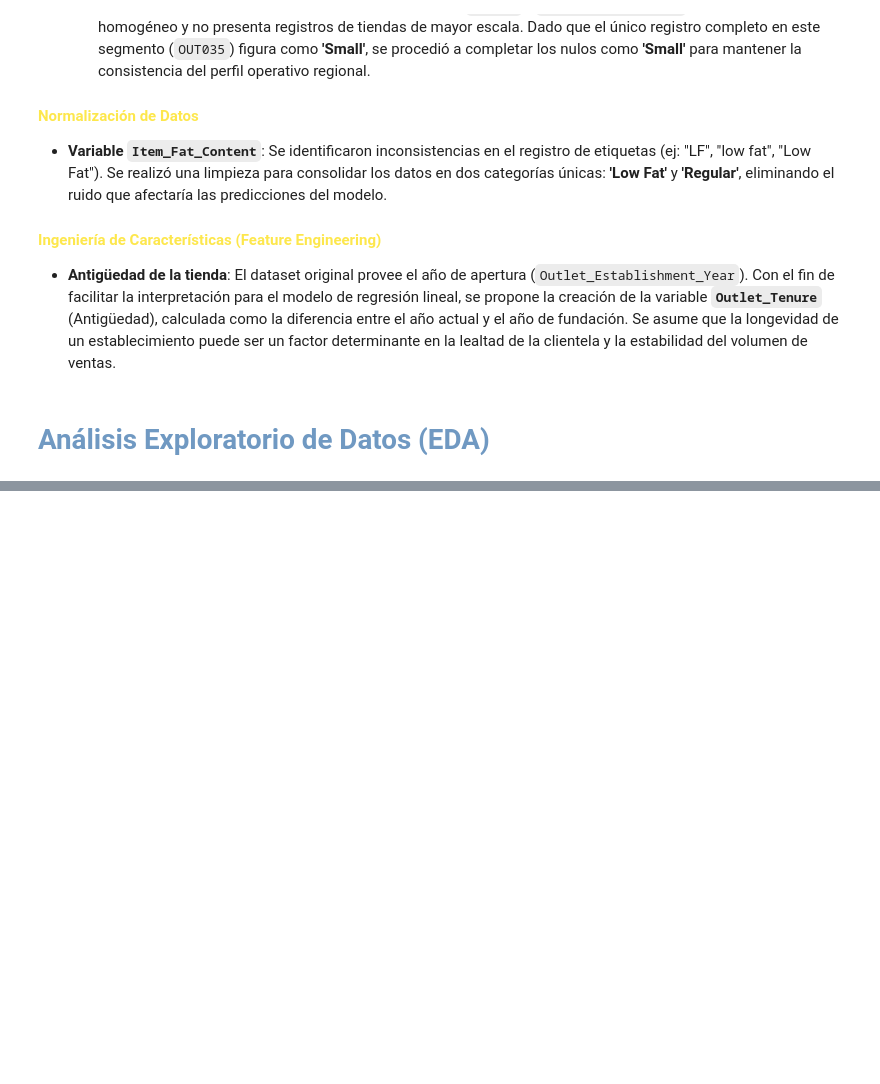
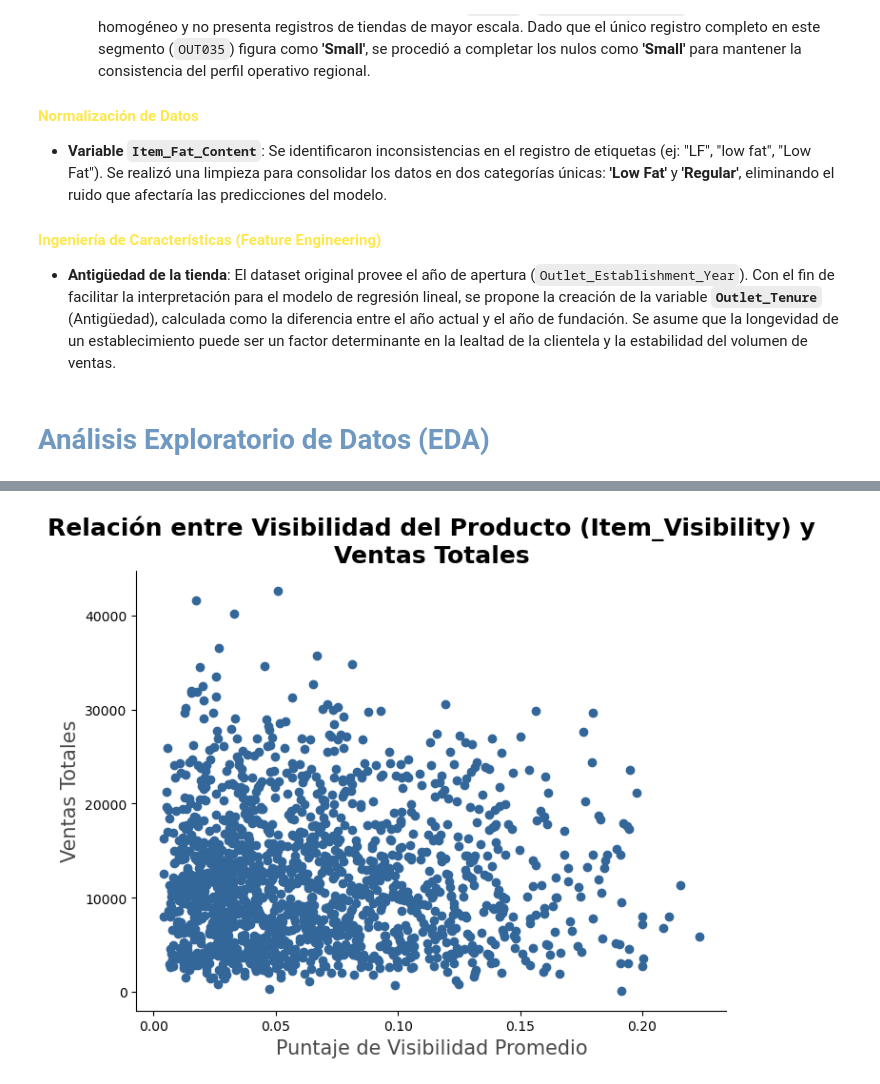
Before and after one commit to ignaciomajo/pi_challenge, a Jupyter notebook: PiChallenge.ipynb, the cells around one changed output, grey strips where cells are left out. Saved outputs shown, nothing was run; the diff lists cells and outputs as text; code cells hidden in the pictures; blank space fills up the shorter version.

```diff
--- a/PiChallenge.ipynb
+++ b/PiChallenge.ipynb
@@ -690,0 +1104,6 @@ for ax, outlet_type in zip(flat_axes, outlet_types):
+# %%
+scatter_item_visibility = train_ds.groupby(['Item_Identifier']).agg(
+    Average_Item_Visibility=('Item_Visibility', 'mean'),
+    Total_Sales=('Item_Outlet_Sales', 'sum')
+).reset_index()
+scatter_item_visibility.head()
@@ -690,0 +1117,10 @@ for ax, outlet_type in zip(flat_axes, outlet_types):
+# %%
+fig, ax = plt.subplots(figsize=(8,6))
+
+plt.scatter(x=scatter_item_visibility['Average_Item_Visibility'], y=scatter_item_visibility['Total_Sales'], c=AZUL_3)
+plt.title('Relación entre Visibilidad del Producto (Item_Visibility) y\nVentas Totales', fontsize=18, fontweight='bold')
+plt.xlabel('Puntaje de Visibilidad Promedio', fontsize=15, c=GRIS_2)
+plt.ylabel('Ventas Totales', fontsize=15, c=GRIS_2)
+sns.despine()
+# %% [output]
+[figure, added]
```
Also changed, not shown: parts of 104 cells of this notebook.
